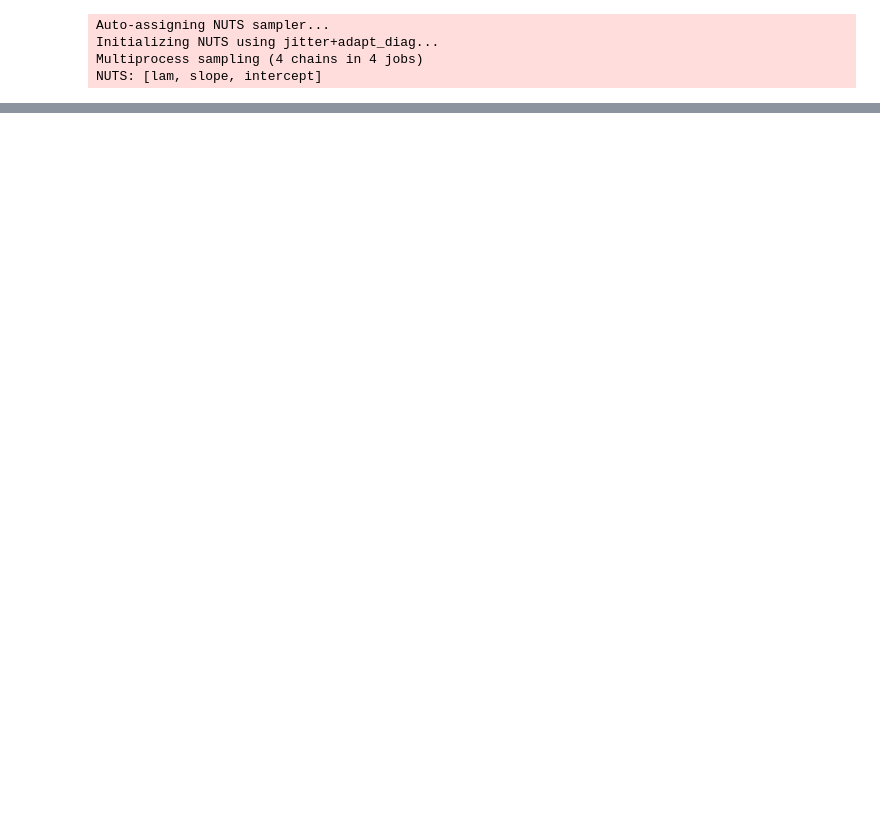
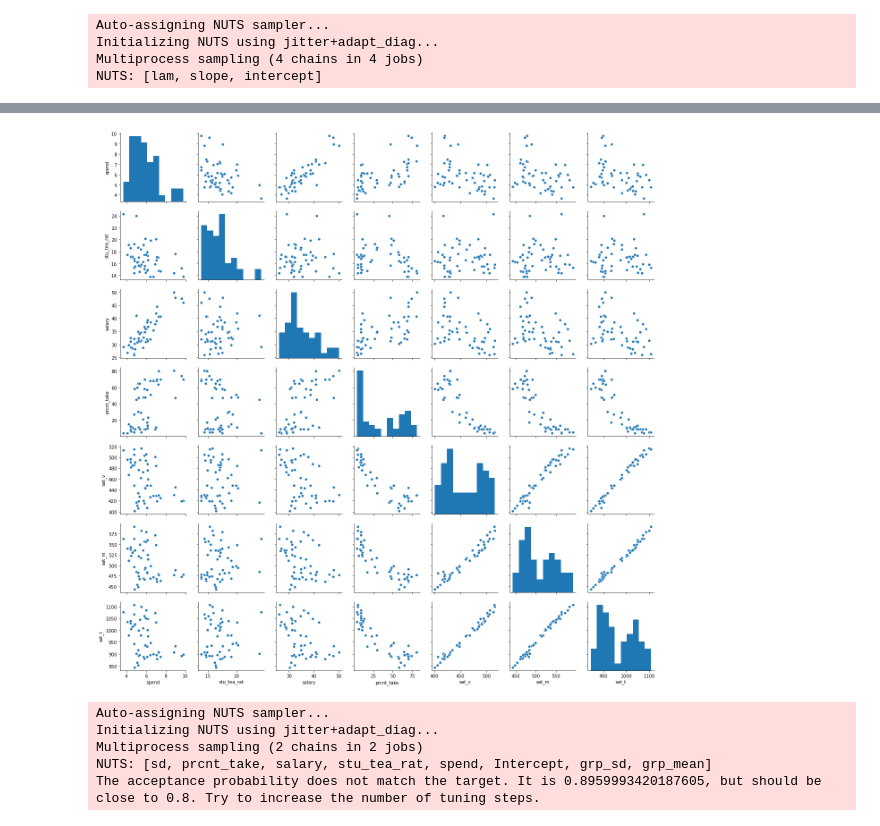
Before and after one commit to smrutijz/exploration, a Jupyter notebook: bayesian/regression.ipynb, the cells around one changed output, grey strips where cells are left out. Cells and saved outputs as stored; diff of their text form; code cells hidden in the pictures; blank space fills up the shorter version.

Commit message:
gp using pymc3

```diff
--- a/bayesian/regression.ipynb
+++ b/bayesian/regression.ipynb
@@ -214,0 +219,4 @@ pm.backends.tracetab.trace_to_dataframe(trace)
+# %%
+path=r"C:\Users\smrut\git_repo\pymc3\pymc3\examples\data\Guber1999data.txt"
+sat_data = pd.read_csv(path)
+sat_data.head()
@@ -214,0 +230,25 @@ pm.backends.tracetab.trace_to_dataframe(trace)
+# %%
+sns.pairplot(sat_data)
+plt.show()
+# %% [output]
+[figure, added]
+# %%
+with pm.Model() as model_sat:
+    grp_mean = pm.Normal('grp_mean', mu=0, sigma=10)
+    grp_sd = pm.Uniform('grp_sd', 0, 200)
+    # Define priors for intercept and regression coefficients.
+    priors = {'Intercept': pm.Normal.dist(mu=sat_data.sat_t.mean(), sigma=sat_data.sat_t.std()),
+              'spend': pm.Normal.dist(mu=grp_mean, sigma=grp_sd),
+              'stu_tea_rat': pm.Normal.dist(mu=grp_mean, sigma=grp_sd),
+              'salary': pm.Normal.dist(mu=grp_mean, sigma=grp_sd),
+              'prcnt_take': pm.Normal.dist(mu=grp_mean, sigma=grp_sd)
+              }
+    pm.GLM.from_formula(
+        'sat_t ~ spend + stu_tea_rat + salary + prcnt_take', sat_data, priors=priors)
+    trace_sat = pm.sample(2000, cores=2)
+# %% [output]
+Auto-assigning NUTS sampler...
+Initializing NUTS using jitter+adapt_diag...
+Multiprocess sampling (2 chains in 2 jobs)
+NUTS: [sd, prcnt_take, salary, stu_tea_rat, spend, Intercept, grp_sd, grp_mean]
+The acceptance probability does not match the target. It is 0.8959993420187605, but should be close to 0.8. Try to increase the number of tuning steps.
```
Also changed, not shown: parts of 23 cells of this notebook, 5 other files.
